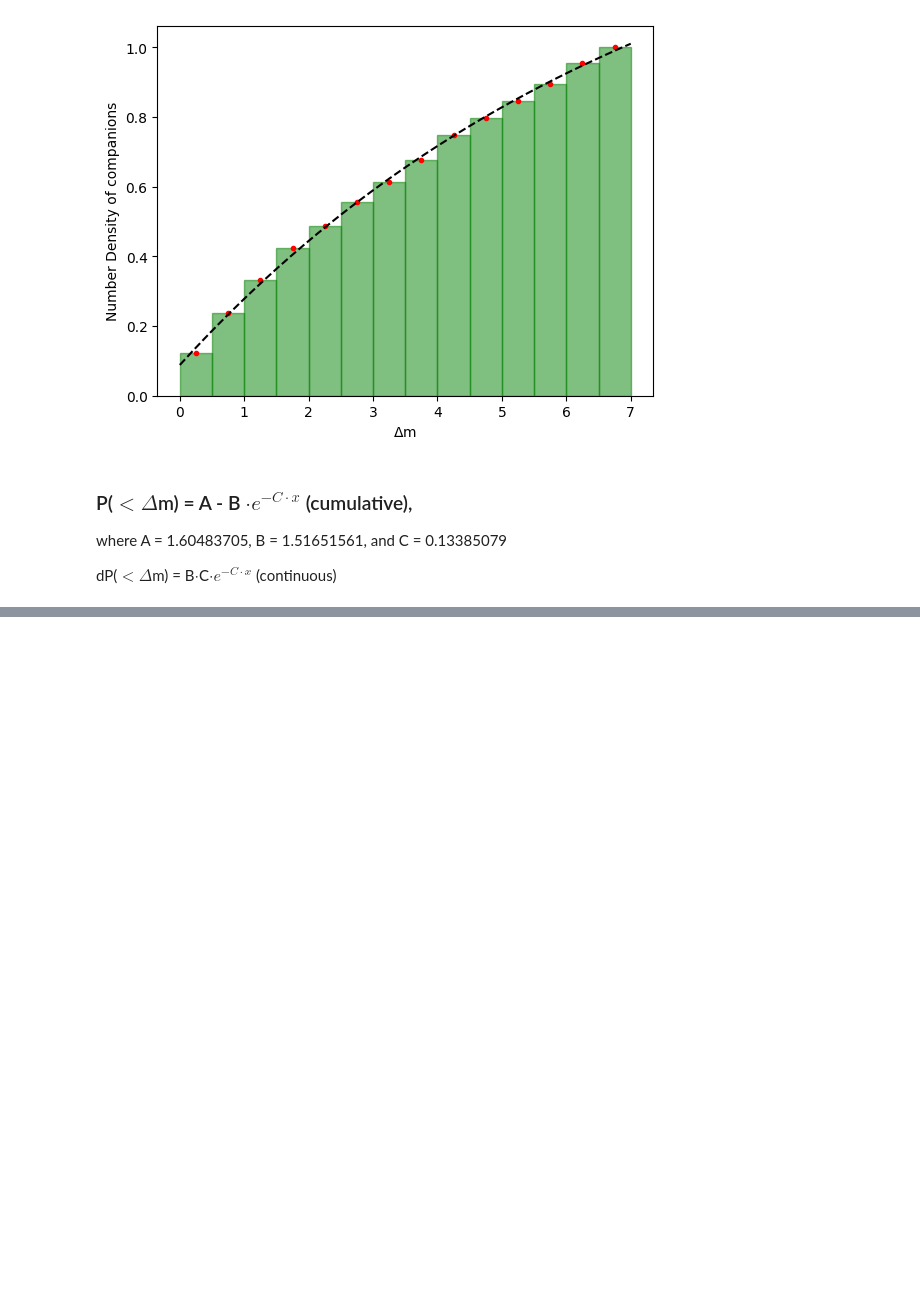
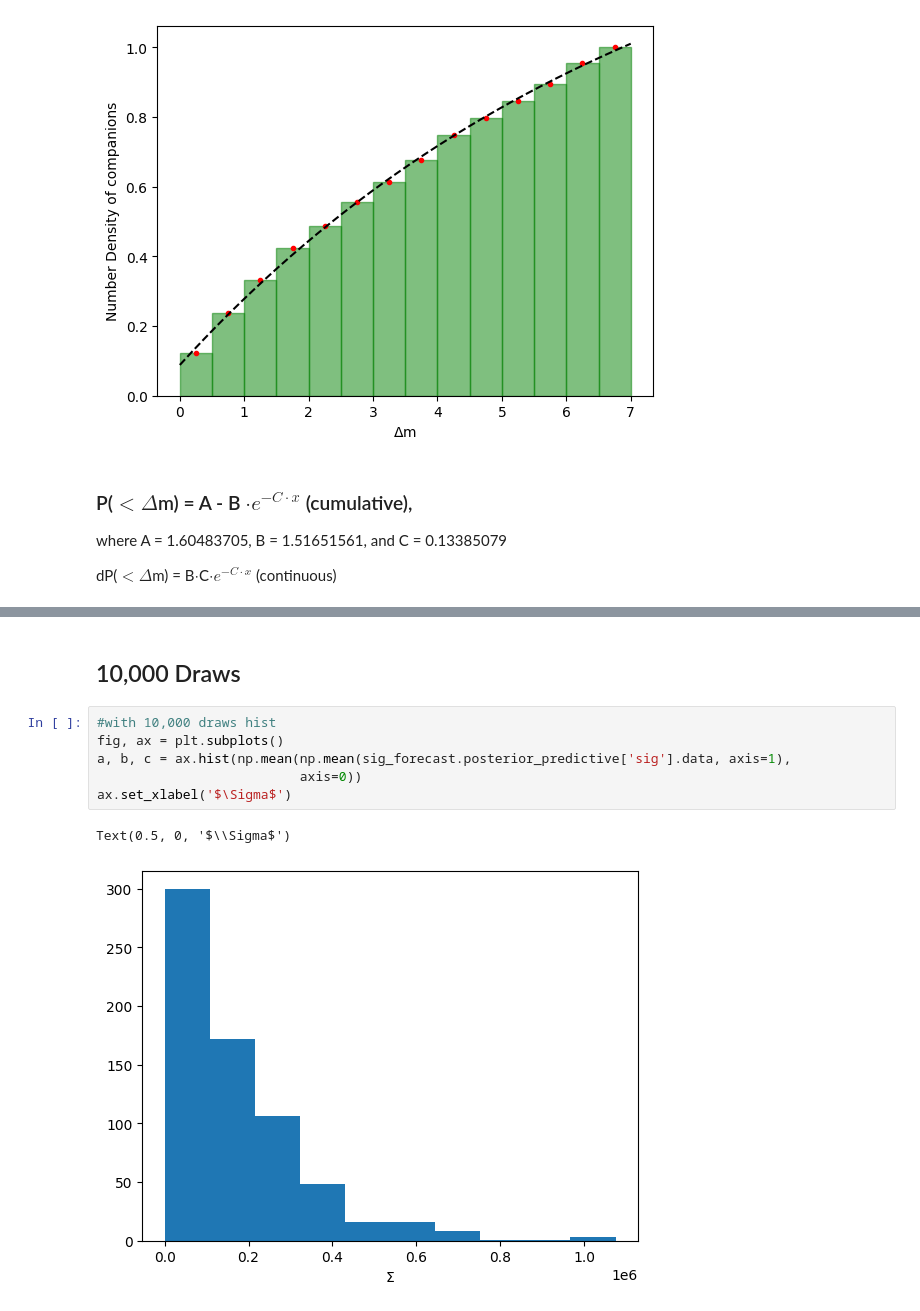
Before and after one commit to PrabhaniR/Artificial_Star_Test, a Jupyter notebook: CF - Probability.ipynb, the cells around one changed output, grey strips where cells are left out. Saved outputs shown, nothing was run; the diff lists cells and outputs as text; blank space fills up the shorter version.

```diff
--- a/CF - Probability.ipynb
+++ b/CF - Probability.ipynb
@@ -444,0 +486,11 @@ print(len(sig[sig==0]))
+# %% [markdown]
+## 10,000 Draws
+# %%
+#with 10,000 draws hist
+fig, ax = plt.subplots()
+a, b, c = ax.hist(np.mean(np.mean(sig_forecast.posterior_predictive['sig'].data, axis=1),
+                          axis=0))
+ax.set_xlabel('$\Sigma$')
+# %% [output]
+Text(0.5, 0, '$\\Sigma$')
+[figure, added]
```
Also changed, not shown: parts of 10 cells of this notebook.
